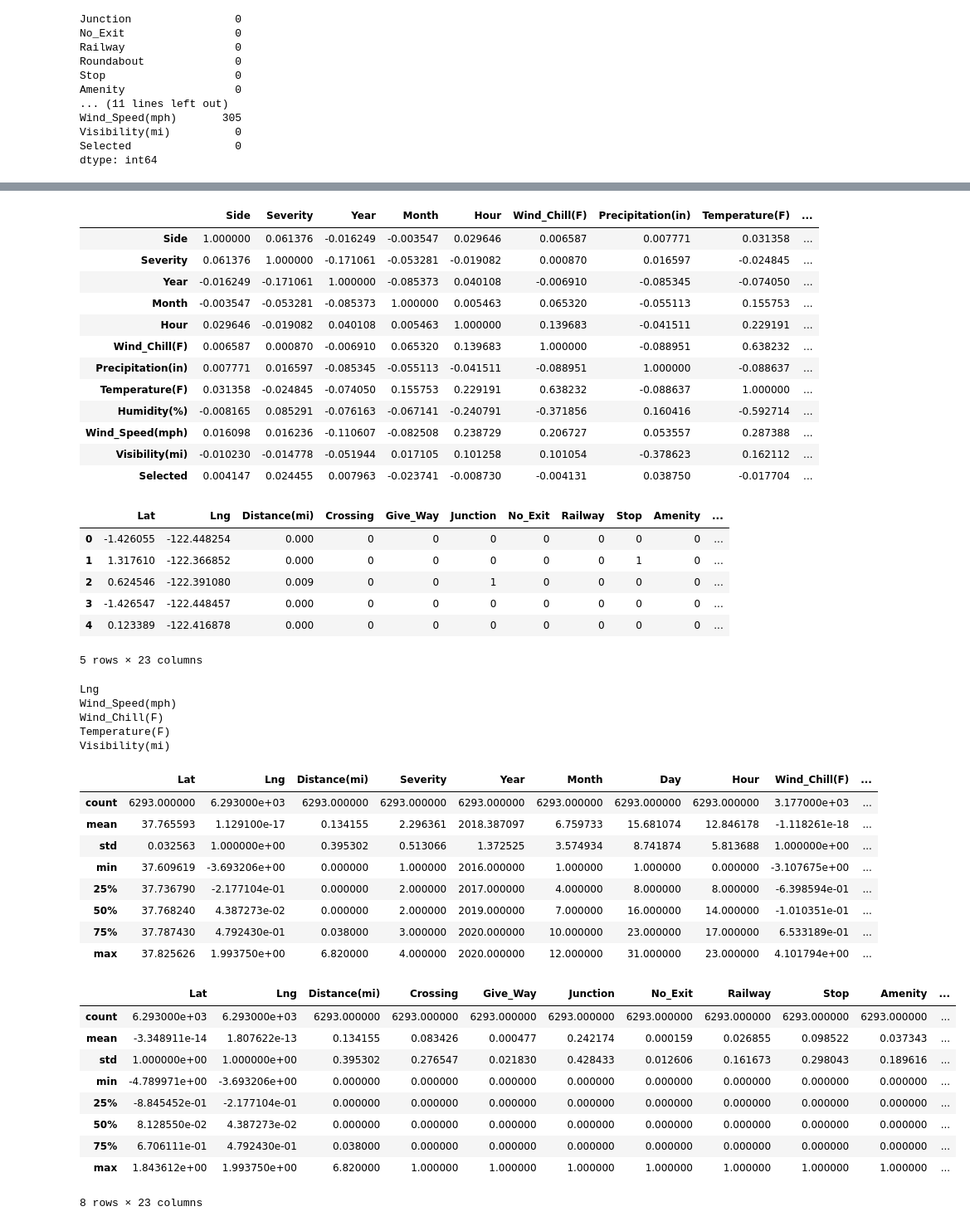
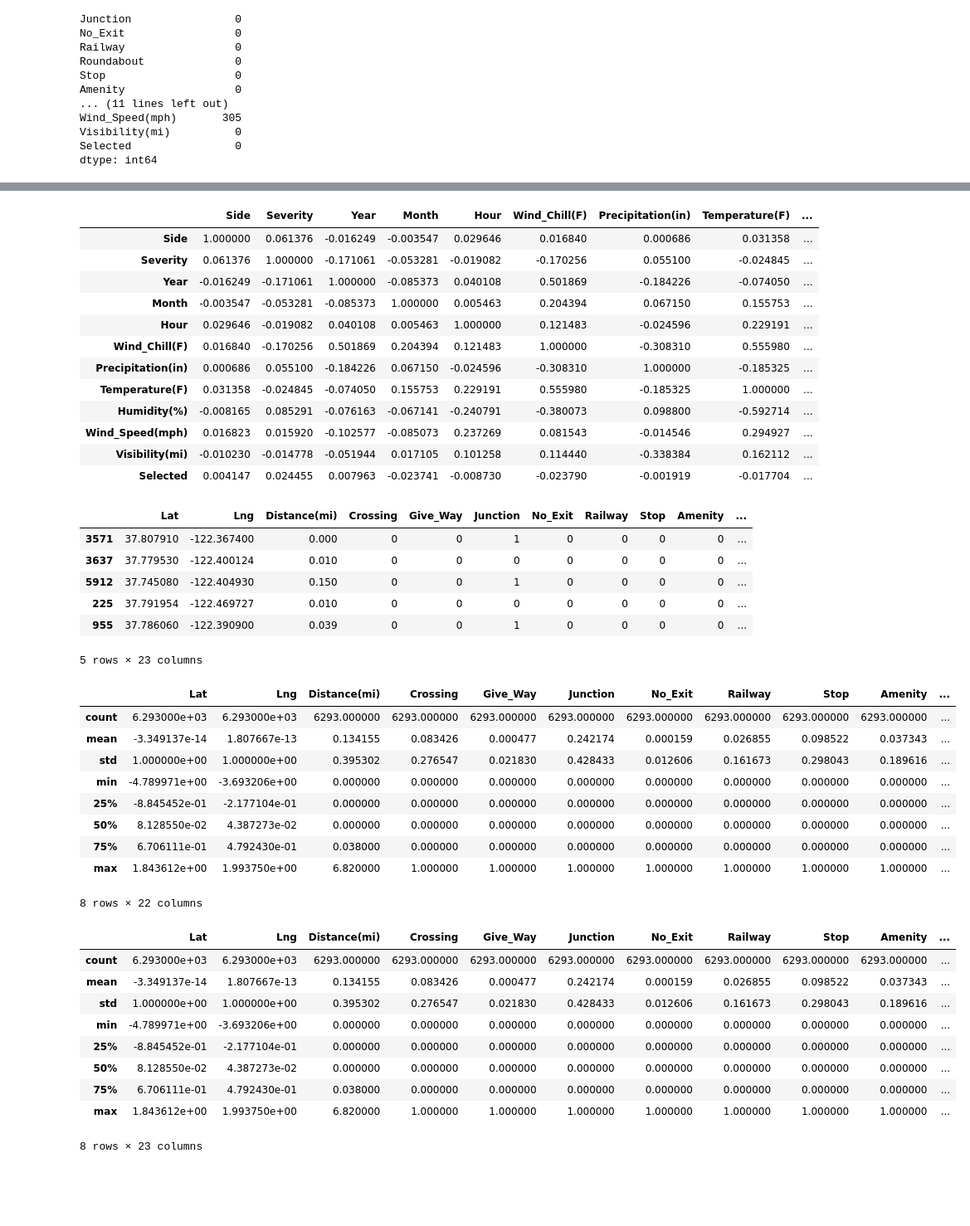
Before and after one commit to MohamedGamalElSherbiny/Car_Crashes-_Severity_Prediction, a Jupyter notebook: main.ipynb, the cells around one changed output, grey strips where cells are left out. Shown at 83% size. Saved outputs shown, nothing was run; the diff lists cells and outputs as text; code cells hidden in the pictures; blank space fills up the shorter version.

```diff
--- a/main.ipynb
+++ b/main.ipynb
@@ -71,6 +71,7 @@ train_df_wd = train_df.drop_duplicates(subset=train_df.keys(), keep='last')
 weather_df_wd = weather_df.drop_duplicates(subset=['Year', 'Day', 'Month', 'Hour'], keep='last')
 # %%
 df = pd.merge(train_df_wd, weather_df_wd,  how='left', left_on=['Year','Day', 'Month', 'Hour'], right_on = ['Year','Day', 'Month', 'Hour'])
+df.sort_values(by=['Year','Month', 'Day'], inplace=True)
 df.head()
 # %% [output]
 |  | Lat | Lng | Bump | Distance(mi) | Crossing | Give_Way | Junction | No_Exit | Railway | Roundabout | ... |
@@ -158,0 +168,3 @@ df.head()
+# %%
+df.fillna(value=df.mean(), inplace=True)
+df.isnull().sum()
@@ -195,25 +225,25 @@ df.drop(['Roundabout', 'Bump', 'Day'], axis=1, inplace=True)
 df.iloc[:,10:].corr()
 # %% [output]
 |  | Side | Severity | Year | Month | Hour | Wind_Chill(F) | Precipitation(in) | Temperature(F) | ... |
-| Side | 1.000000 | 0.061376 | -0.016249 | -0.003547 | 0.029646 | 0.006587 | 0.007771 | 0.031358 | ... |
-| Severity | 0.061376 | 1.000000 | -0.171061 | -0.053281 | -0.019082 | 0.000870 | 0.016597 | -0.024845 | ... |
-| Year | -0.016249 | -0.171061 | 1.000000 | -0.085373 | 0.040108 | -0.006910 | -0.085345 | -0.074050 | ... |
-| Month | -0.003547 | -0.053281 | -0.085373 | 1.000000 | 0.005463 | 0.065320 | -0.055113 | 0.155753 | ... |
-| Hour | 0.029646 | -0.019082 | 0.040108 | 0.005463 | 1.000000 | 0.139683 | -0.041511 | 0.229191 | ... |
-| Wind_Chill(F) | 0.006587 | 0.000870 | -0.006910 | 0.065320 | 0.139683 | 1.000000 | -0.088951 | 0.638232 | ... |
-| Precipitation(in) | 0.007771 | 0.016597 | -0.085345 | -0.055113 | -0.041511 | -0.088951 | 1.000000 | -0.088637 | ... |
-| Temperature(F) | 0.031358 | -0.024845 | -0.074050 | 0.155753 | 0.229191 | 0.638232 | -0.088637 | 1.000000 | ... |
-| Humidity(%) | -0.008165 | 0.085291 | -0.076163 | -0.067141 | -0.240791 | -0.371856 | 0.160416 | -0.592714 | ... |
-| Wind_Speed(mph) | 0.016098 | 0.016236 | -0.110607 | -0.082508 | 0.238729 | 0.206727 | 0.053557 | 0.287388 | ... |
-| Visibility(mi) | -0.010230 | -0.014778 | -0.051944 | 0.017105 | 0.101258 | 0.101054 | -0.378623 | 0.162112 | ... |
-| Selected | 0.004147 | 0.024455 | 0.007963 | -0.023741 | -0.008730 | -0.004131 | 0.038750 | -0.017704 | ... |
+| Side | 1.000000 | 0.061376 | -0.016249 | -0.003547 | 0.029646 | 0.016840 | 0.000686 | 0.031358 | ... |
+| Severity | 0.061376 | 1.000000 | -0.171061 | -0.053281 | -0.019082 | -0.170256 | 0.055100 | -0.024845 | ... |
+| Year | -0.016249 | -0.171061 | 1.000000 | -0.085373 | 0.040108 | 0.501869 | -0.184226 | -0.074050 | ... |
+| Month | -0.003547 | -0.053281 | -0.085373 | 1.000000 | 0.005463 | 0.204394 | 0.067150 | 0.155753 | ... |
+| Hour | 0.029646 | -0.019082 | 0.040108 | 0.005463 | 1.000000 | 0.121483 | -0.024596 | 0.229191 | ... |
+| Wind_Chill(F) | 0.016840 | -0.170256 | 0.501869 | 0.204394 | 0.121483 | 1.000000 | -0.308310 | 0.555980 | ... |
+| Precipitation(in) | 0.000686 | 0.055100 | -0.184226 | 0.067150 | -0.024596 | -0.308310 | 1.000000 | -0.185325 | ... |
+| Temperature(F) | 0.031358 | -0.024845 | -0.074050 | 0.155753 | 0.229191 | 0.555980 | -0.185325 | 1.000000 | ... |
+| Humidity(%) | -0.008165 | 0.085291 | -0.076163 | -0.067141 | -0.240791 | -0.380073 | 0.098800 | -0.592714 | ... |
+| Wind_Speed(mph) | 0.016823 | 0.015920 | -0.102577 | -0.085073 | 0.237269 | 0.081543 | -0.014546 | 0.294927 | ... |
+| Visibility(mi) | -0.010230 | -0.014778 | -0.051944 | 0.017105 | 0.101258 | 0.114440 | -0.338384 | 0.162112 | ... |
+| Selected | 0.004147 | 0.024455 | 0.007963 | -0.023741 | -0.008730 | -0.023790 | -0.001919 | -0.017704 | ... |
 # %%
 df.head()
 # %% [output]
 |  | Lat | Lng | Distance(mi) | Crossing | Give_Way | Junction | No_Exit | Railway | Stop | Amenity | ... |
-| 0 | -1.426055 | -122.448254 | 0.000 | 0 | 0 | 0 | 0 | 0 | 0 | 0 | ... |
-| 1 | 1.317610 | -122.366852 | 0.000 | 0 | 0 | 0 | 0 | 0 | 1 | 0 | ... |
-| 2 | 0.624546 | -122.391080 | 0.009 | 0 | 0 | 1 | 0 | 0 | 0 | 0 | ... |
-| 3 | -1.426547 | -122.448457 | 0.000 | 0 | 0 | 0 | 0 | 0 | 0 | 0 | ... |
-| 4 | 0.123389 | -122.416878 | 0.000 | 0 | 0 | 0 | 0 | 0 | 0 | 0 | ... |
+| 3571 | 37.807910 | -122.367400 | 0.000 | 0 | 0 | 1 | 0 | 0 | 0 | 0 | ... |
+| 3637 | 37.779530 | -122.400124 | 0.010 | 0 | 0 | 0 | 0 | 0 | 0 | 0 | ... |
+| 5912 | 37.745080 | -122.404930 | 0.150 | 0 | 0 | 1 | 0 | 0 | 0 | 0 | ... |
+| 225 | 37.791954 | -122.469727 | 0.010 | 0 | 0 | 0 | 0 | 0 | 0 | 0 | ... |
+| 955 | 37.786060 | -122.390900 | 0.039 | 0 | 0 | 1 | 0 | 0 | 0 | 0 | ... |
 5 rows × 23 columns
@@ -224,36 +254,26 @@ def normalize_data(df, *args):
 # %%
-normalize_data(df, 'Lng', 'Wind_Speed(mph)', 'Wind_Chill(F)', 'Temperature(F)', 'Visibility(mi)')
-# new_df['Lng'] = (new_df['Lng'] - new_df['Lng'].mean())/ new_df['Lng'].std()
-# new_df['Wind_Speed(mph)'] = (new_df['Wind_Speed(mph)'] - new_df['Wind_Speed(mph)'].mean())/ new_df['Wind_Speed(mph)'].std()
-# new_df['Wind_Chill(F)'] = (new_df['Wind_Chill(F)'] - new_df['Wind_Chill(F)'].mean())/ new_df['Wind_Chill(F)'].std()
-# new_df['Temperature(F)'] = (new_df['Temperature(F)'] - new_df['Temperature(F)'].mean())/ new_df['Temperature(F)'].std()
-# new_df['Visibility(mi)'] = (new_df['Visibility(mi)'] - new_df['Visibility(mi)'].mean())/ new_df['Visibility(mi)'].std()
+normalize_data(df, 'Lat', 'Lng', 'Wind_Speed(mph)', 'Wind_Chill(F)', 'Temperature(F)', 'Visibility(mi)')
-# %% [output]
-Lng
-Wind_Speed(mph)
-Wind_Chill(F)
-Temperature(F)
-Visibility(mi)
 # %%
 df.describe()
 # %% [output]
-|  | Lat | Lng | Distance(mi) | Severity | Year | Month | Day | Hour | Wind_Chill(F) | ... |
-| count | 6293.000000 | 6.293000e+03 | 6293.000000 | 6293.000000 | 6293.000000 | 6293.000000 | 6293.000000 | 6293.000000 | 3.177000e+03 | ... |
-| mean | 37.765593 | 1.129100e-17 | 0.134155 | 2.296361 | 2018.387097 | 6.759733 | 15.681074 | 12.846178 | -1.118261e-18 | ... |
-| std | 0.032563 | 1.000000e+00 | 0.395302 | 0.513066 | 1.372525 | 3.574934 | 8.741874 | 5.813688 | 1.000000e+00 | ... |
-| min | 37.609619 | -3.693206e+00 | 0.000000 | 1.000000 | 2016.000000 | 1.000000 | 1.000000 | 0.000000 | -3.107675e+00 | ... |
-| 25% | 37.736790 | -2.177104e-01 | 0.000000 | 2.000000 | 2017.000000 | 4.000000 | 8.000000 | 8.000000 | -6.398594e-01 | ... |
-| 50% | 37.768240 | 4.387273e-02 | 0.000000 | 2.000000 | 2019.000000 | 7.000000 | 16.000000 | 14.000000 | -1.010351e-01 | ... |
-| 75% | 37.787430 | 4.792430e-01 | 0.038000 | 3.000000 | 2020.000000 | 10.000000 | 23.000000 | 17.000000 | 6.533189e-01 | ... |
-| max | 37.825626 | 1.993750e+00 | 6.820000 | 4.000000 | 2020.000000 | 12.000000 | 31.000000 | 23.000000 | 4.101794e+00 | ... |
+|  | Lat | Lng | Distance(mi) | Crossing | Give_Way | Junction | No_Exit | Railway | Stop | Amenity | ... |
+| count | 6.293000e+03 | 6.293000e+03 | 6293.000000 | 6293.000000 | 6293.000000 | 6293.000000 | 6293.000000 | 6293.000000 | 6293.000000 | 6293.000000 | ... |
+| mean | -3.349137e-14 | 1.807667e-13 | 0.134155 | 0.083426 | 0.000477 | 0.242174 | 0.000159 | 0.026855 | 0.098522 | 0.037343 | ... |
+| std | 1.000000e+00 | 1.000000e+00 | 0.395302 | 0.276547 | 0.021830 | 0.428433 | 0.012606 | 0.161673 | 0.298043 | 0.189616 | ... |
+| min | -4.789971e+00 | -3.693206e+00 | 0.000000 | 0.000000 | 0.000000 | 0.000000 | 0.000000 | 0.000000 | 0.000000 | 0.000000 | ... |
+| 25% | -8.845452e-01 | -2.177104e-01 | 0.000000 | 0.000000 | 0.000000 | 0.000000 | 0.000000 | 0.000000 | 0.000000 | 0.000000 | ... |
+| 50% | 8.128550e-02 | 4.387273e-02 | 0.000000 | 0.000000 | 0.000000 | 0.000000 | 0.000000 | 0.000000 | 0.000000 | 0.000000 | ... |
+| 75% | 6.706111e-01 | 4.792430e-01 | 0.038000 | 0.000000 | 0.000000 | 0.000000 | 0.000000 | 0.000000 | 0.000000 | 0.000000 | ... |
+| max | 1.843612e+00 | 1.993750e+00 | 6.820000 | 1.000000 | 1.000000 | 1.000000 | 1.000000 | 1.000000 | 1.000000 | 1.000000 | ... |
+8 rows × 22 columns
 # %%
-new_df['Humidity'] = new_df['Humidity(%)'] / 100
+df['Humidity'] = df['Humidity(%)'] / 100
 # %%
-new_df.describe()
+df.describe()
 # %% [output]
 |  | Lat | Lng | Distance(mi) | Crossing | Give_Way | Junction | No_Exit | Railway | Stop | Amenity | ... |
 | count | 6.293000e+03 | 6.293000e+03 | 6293.000000 | 6293.000000 | 6293.000000 | 6293.000000 | 6293.000000 | 6293.000000 | 6293.000000 | 6293.000000 | ... |
-| mean | -3.348911e-14 | 1.807622e-13 | 0.134155 | 0.083426 | 0.000477 | 0.242174 | 0.000159 | 0.026855 | 0.098522 | 0.037343 | ... |
+| mean | -3.349137e-14 | 1.807667e-13 | 0.134155 | 0.083426 | 0.000477 | 0.242174 | 0.000159 | 0.026855 | 0.098522 | 0.037343 | ... |
 | std | 1.000000e+00 | 1.000000e+00 | 0.395302 | 0.276547 | 0.021830 | 0.428433 | 0.012606 | 0.161673 | 0.298043 | 0.189616 | ... |
 | min | -4.789971e+00 | -3.693206e+00 | 0.000000 | 0.000000 | 0.000000 | 0.000000 | 0.000000 | 0.000000 | 0.000000 | 0.000000 | ... |
 | 25% | -8.845452e-01 | -2.177104e-01 | 0.000000 | 0.000000 | 0.000000 | 0.000000 | 0.000000 | 0.000000 | 0.000000 | 0.000000 | ... |
```
Also changed, not shown: parts of 11 cells of this notebook.
